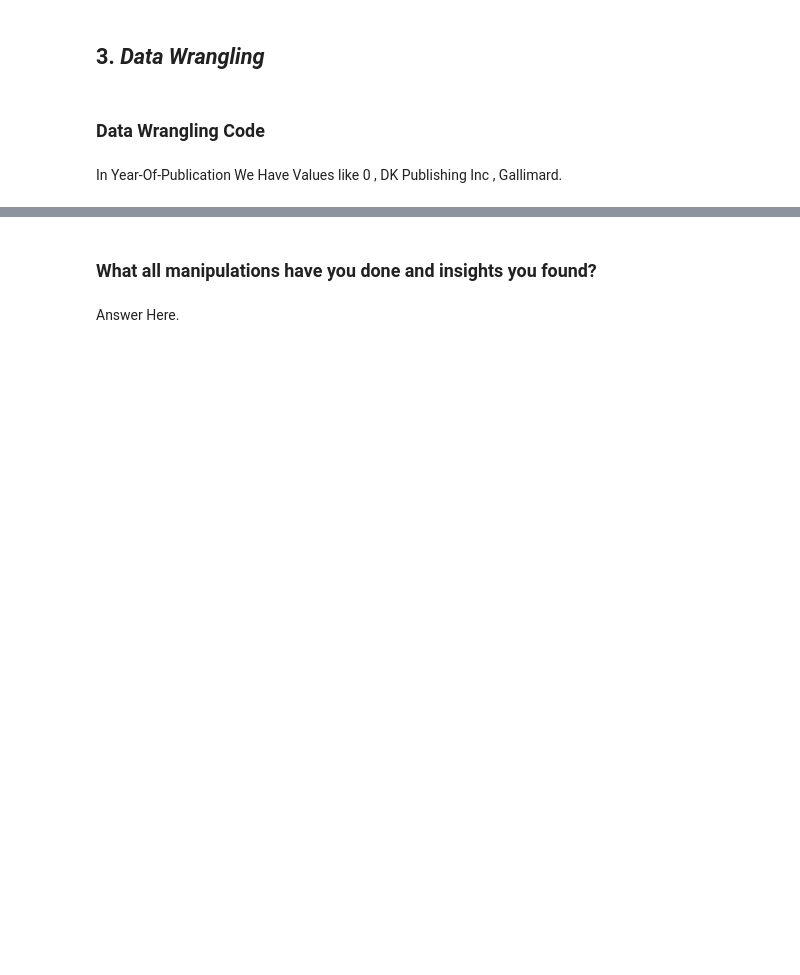
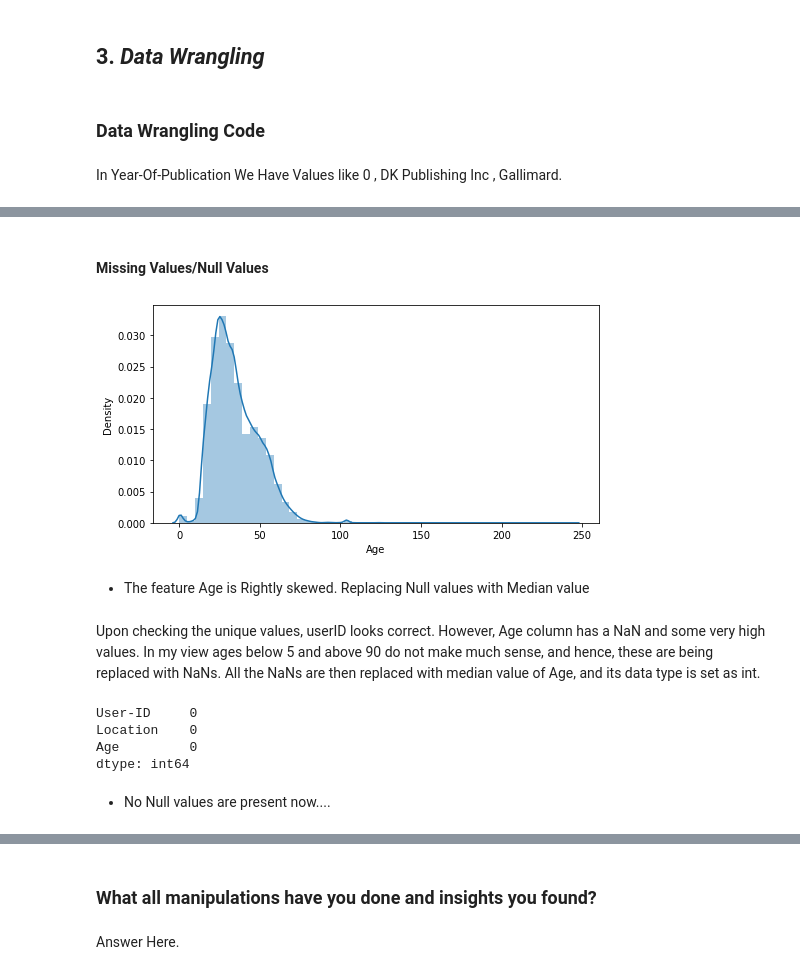
Before and after one commit to SaniyaBubere/book-recommendation-system, a Jupyter notebook: Book_Recommendation_System.ipynb, the cells around one changed output, grey strips where cells are left out. Saved outputs shown, nothing was run; the diff lists cells and outputs as text; code cells hidden in the pictures; blank space fills up the shorter version.

Commit message:
Data Preparation and Wranglings

```diff
--- a/Book_Recommendation_System.ipynb
+++ b/Book_Recommendation_System.ipynb
@@ -216,0 +500,12 @@ In Year-Of-Publication We Have Values like 0 , DK Publishing Inc , Gallimard.
+# %% [markdown]
+#### Missing Values/Null Values
+# %%
+# distribution of Age column
+plt.figure(figsize=(8,4))
+sns.distplot(users_df['Age']);
+# %% [output]
+[figure, added]
+# %% [markdown]
+* The feature Age is Rightly skewed. Replacing Null values with Median value
+# %% [markdown]
+Upon checking the unique values, userID looks correct. However, Age column has a NaN and some very high values. In my view ages below 5 and above 90 do not make much sense, and hence, these are being replaced with NaNs. All the NaNs are then replaced with median value of Age, and its data type is set as int.
@@ -216,0 +520,10 @@ In Year-Of-Publication We Have Values like 0 , DK Publishing Inc , Gallimard.
+# %%
+# Checking the null values
+users_df.isna().sum()
+# %% [output]
+User-ID     0
+Location    0
+Age         0
+dtype: int64
+# %% [markdown]
+* No Null values are present now....
```
Also changed, not shown: parts of 78 cells of this notebook.
